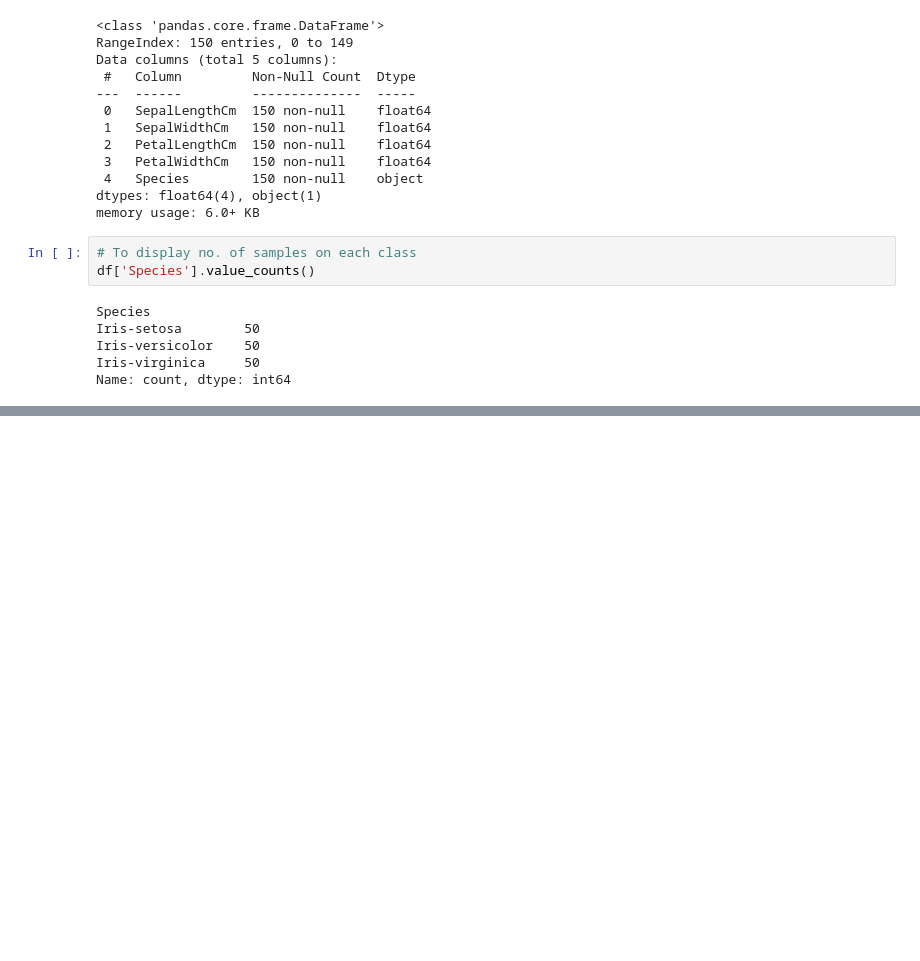
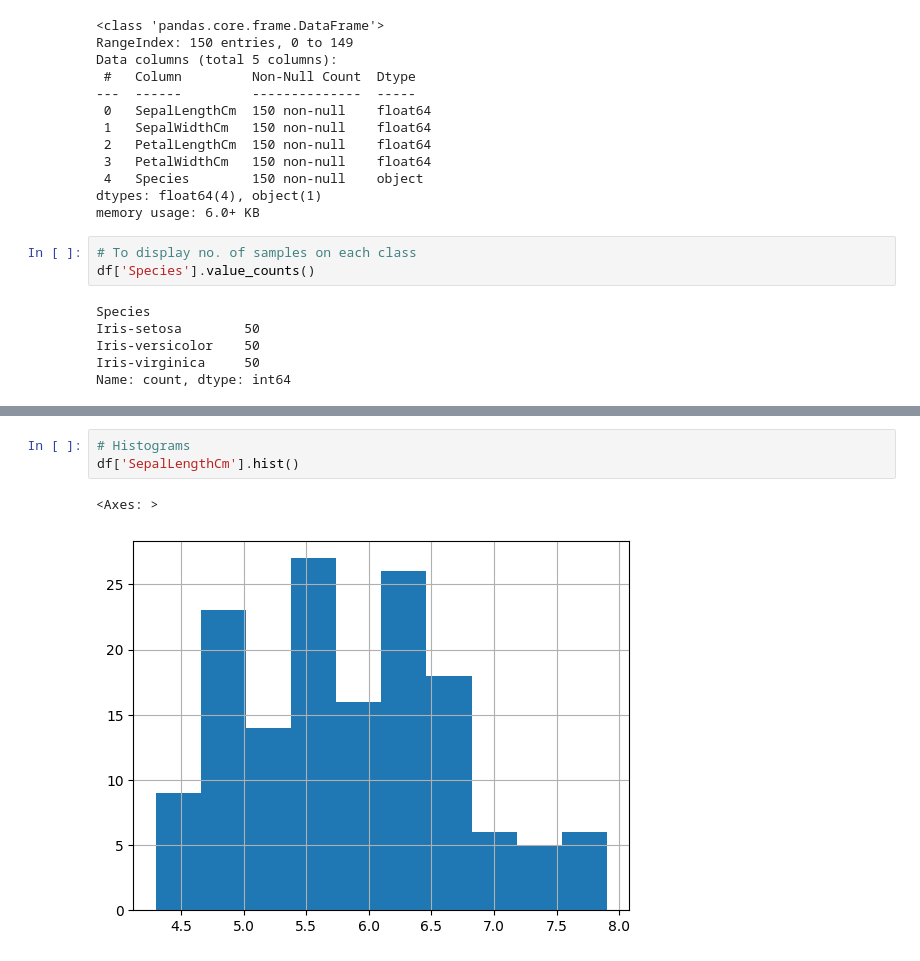
Before and after one commit to BhavyaT-135/Python-ML-Bootcamp, a Jupyter notebook: 01_iris_dataset_analysis/iris_dataset.ipynb, the cells around one changed output, grey strips where cells are left out. Saved outputs shown, nothing was run; the diff lists cells and outputs as text; blank space fills up the shorter version.

```diff
--- a/01_iris_dataset_analysis/iris_dataset.ipynb
+++ b/01_iris_dataset_analysis/iris_dataset.ipynb
@@ -65,0 +76,6 @@ Name: count, dtype: int64
+# %%
+# Histograms
+df['SepalLengthCm'].hist()
+# %% [output]
+<Axes: >
+[figure, added]
```
Also changed, not shown: parts of 10 cells of this notebook.
